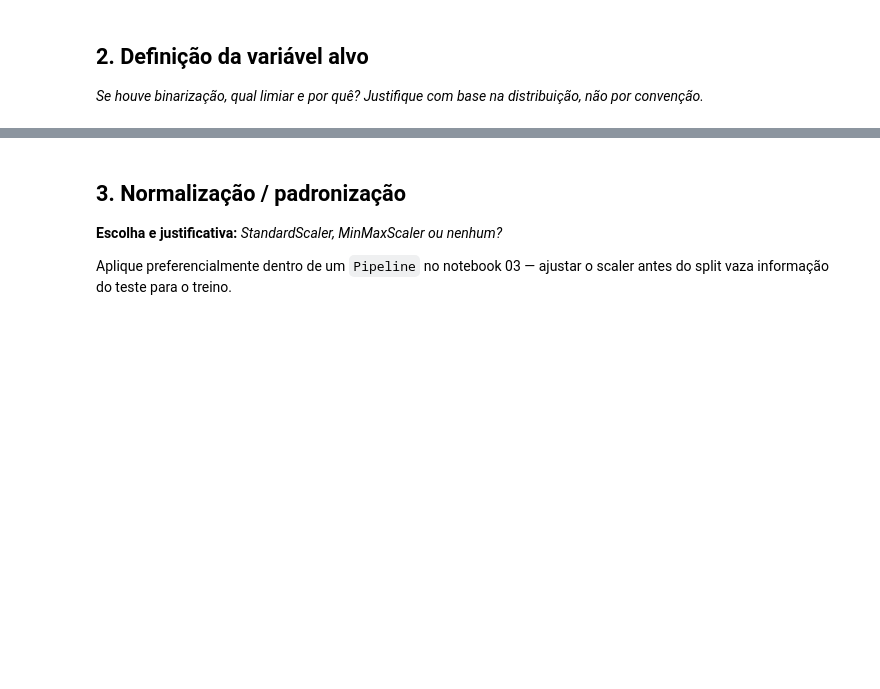
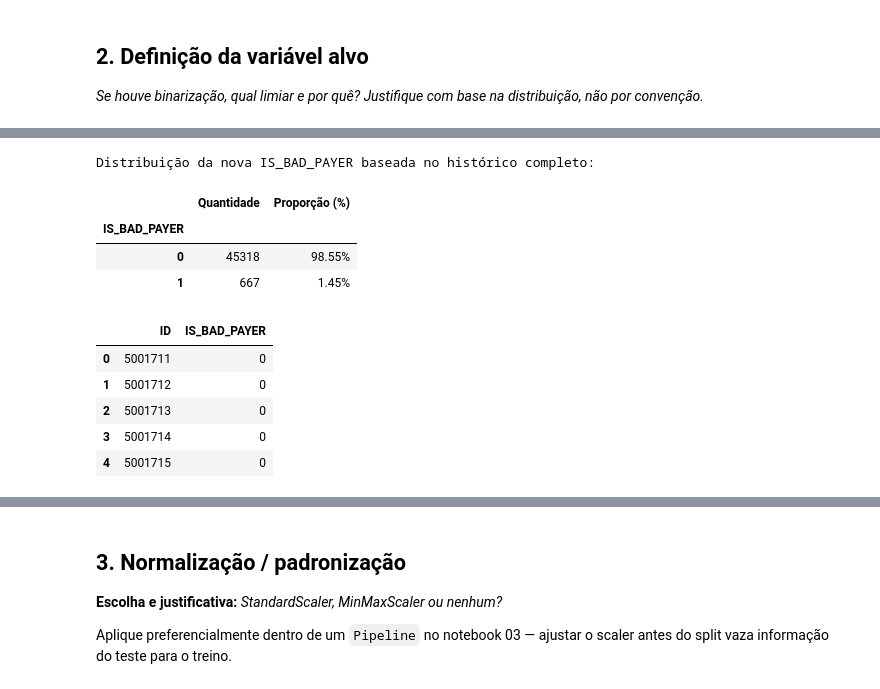
Before and after one commit to Ginkno/postech-tech-challenge-fase2-grupo1-12dtat, a Jupyter notebook: notebooks/02_preprocessamento.ipynb, the cells around one changed output, grey strips where cells are left out. Drawn from its saved outputs; the diff is of its cells as text; code cells hidden in the pictures; blank space fills up the shorter version.

```diff
--- a/notebooks/02_preprocessamento.ipynb
+++ b/notebooks/02_preprocessamento.ipynb
@@ -309,0 +176,33 @@ memory usage: 7.0+ MB
+# %%
+# Identificar se o cliente já teve algum status de atraso entre '2' e '5'
+status_bad = ['2', '3', '4', '5']
+
+# Agrupar por ID e verificar se há alguma ocorrência desses status
+clientes_bad_payer = df_credit.groupby('ID')['STATUS'].apply(lambda x: int(x.isin(status_bad).any())).reset_index()
+clientes_bad_payer.rename(columns={'STATUS': 'IS_BAD_PAYER'}, inplace=True)
+
+# Calcular quantidade e proporção para a visualização
+counts = clientes_bad_payer['IS_BAD_PAYER'].value_counts()
+proportions = clientes_bad_payer['IS_BAD_PAYER'].value_counts(normalize=True) * 100
+
+# Criar um DataFrame consolidado
+distribuicao = pd.DataFrame({
+    'Quantidade': counts,
+    'Proporção (%)': proportions.map('{:.2f}%'.format)
+})
+
+print("Distribuição da nova IS_BAD_PAYER baseada no histórico completo:")
+display(distribuicao)
+display(clientes_bad_payer.head())
+# %% [output]
+Distribuição da nova IS_BAD_PAYER baseada no histórico completo:
+|  | Quantidade | Proporção (%) |
+| IS_BAD_PAYER |  |  |
+| 0 | 45318 | 98.55% |
+| 1 | 667 | 1.45% |
+|  | ID | IS_BAD_PAYER |
+| 0 | 5001711 | 0 |
+| 1 | 5001712 | 0 |
+| 2 | 5001713 | 0 |
+| 3 | 5001714 | 0 |
+| 4 | 5001715 | 0 |
```
Also changed, not shown: parts of 25 cells of this notebook, 3 other files.
